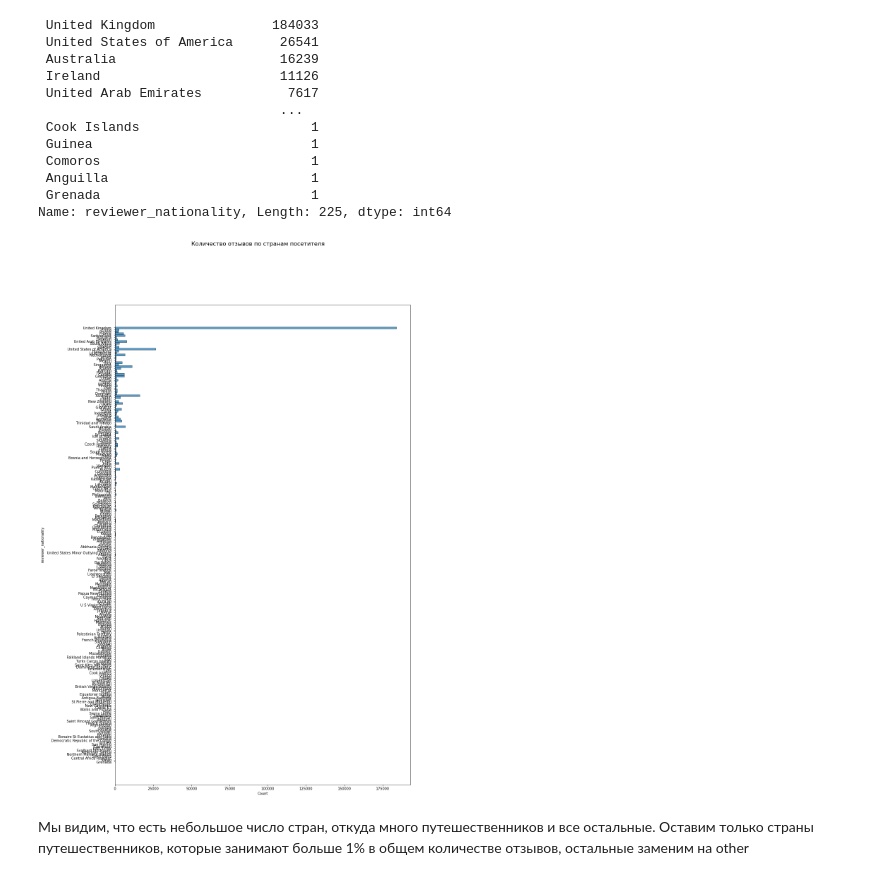
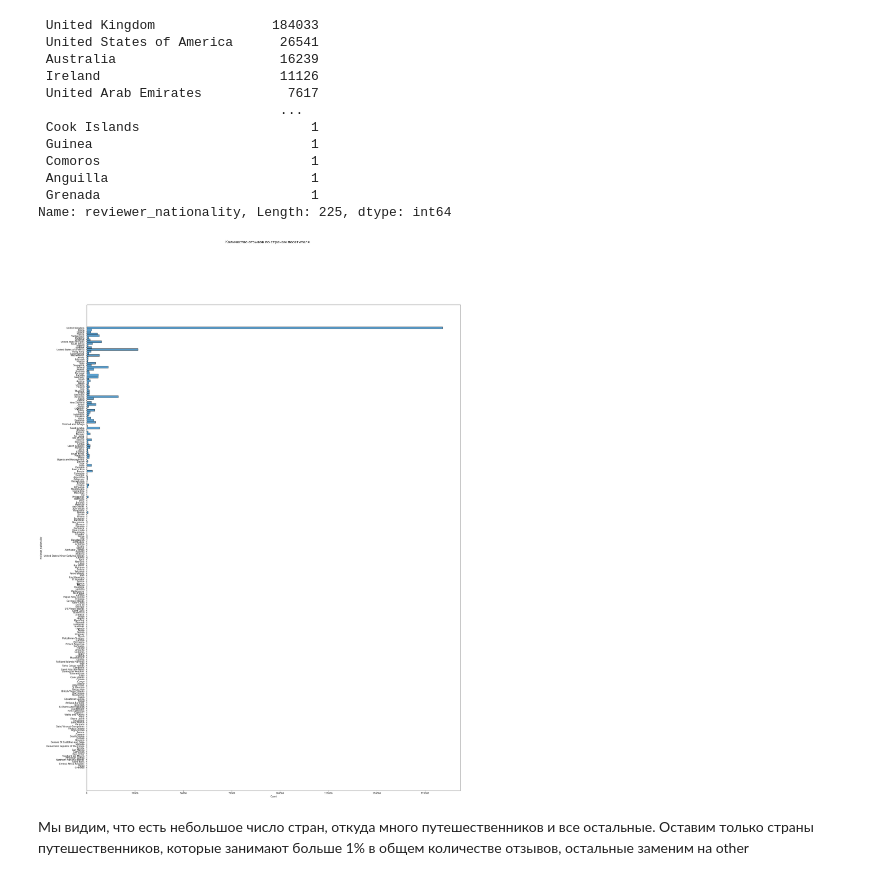
Before and after one commit to EkaterinaTrushkina/sf_data_science, a Jupyter notebook: project_3/EDA_Project_3_model.ipynb, the cells around one changed output. Cells and saved outputs as stored; diff of their text form; code cells hidden in the pictures.

```diff
--- a/project_3/EDA_Project_3_model.ipynb
+++ b/project_3/EDA_Project_3_model.ipynb
@@ -327,15 +327,15 @@ hotels['reviewer_nationality'].value_counts()
 Name: reviewer_nationality, Length: 225, dtype: int64
 # %%
 # Оценим количество отзывов по странам
-fig = plt.subplots(figsize=(15, 25))
+fig = plt.subplots(figsize=(30, 40))
 plt.suptitle('Количество отзывов по странам посетителя', size=16)
 fig = sns.histplot(
     hotels,
     y='reviewer_nationality',
     binwidth = 500
    )
 # %% [output]
-[figure, old version]
+[figure, new version]
 # %% [markdown]
 Мы видим, что есть небольшое число стран, откуда много путешественников и все остальные. Оставим только страны путешественников, которые занимают больше 1% в общем количестве отзывов, остальные заменим на other
 # %%
```
Also changed, not shown: parts of 3 cells of this notebook.
